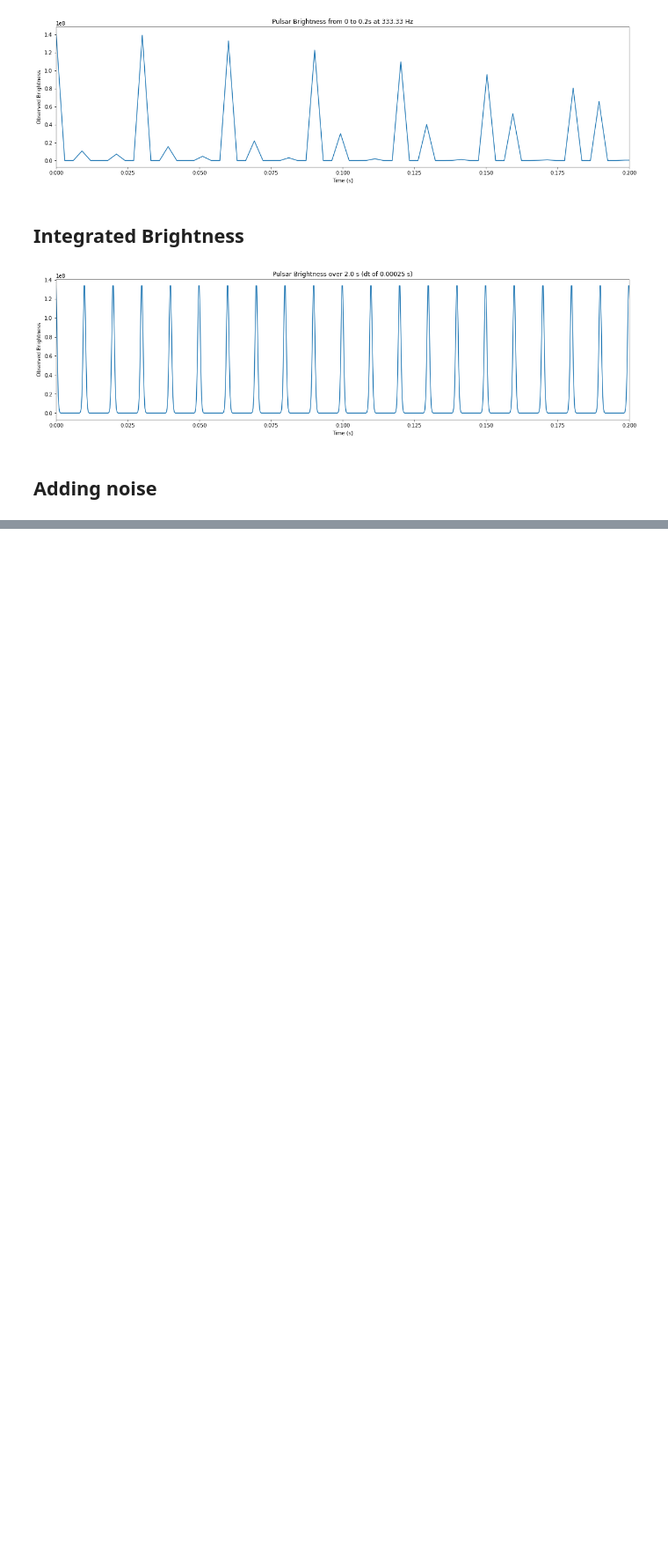
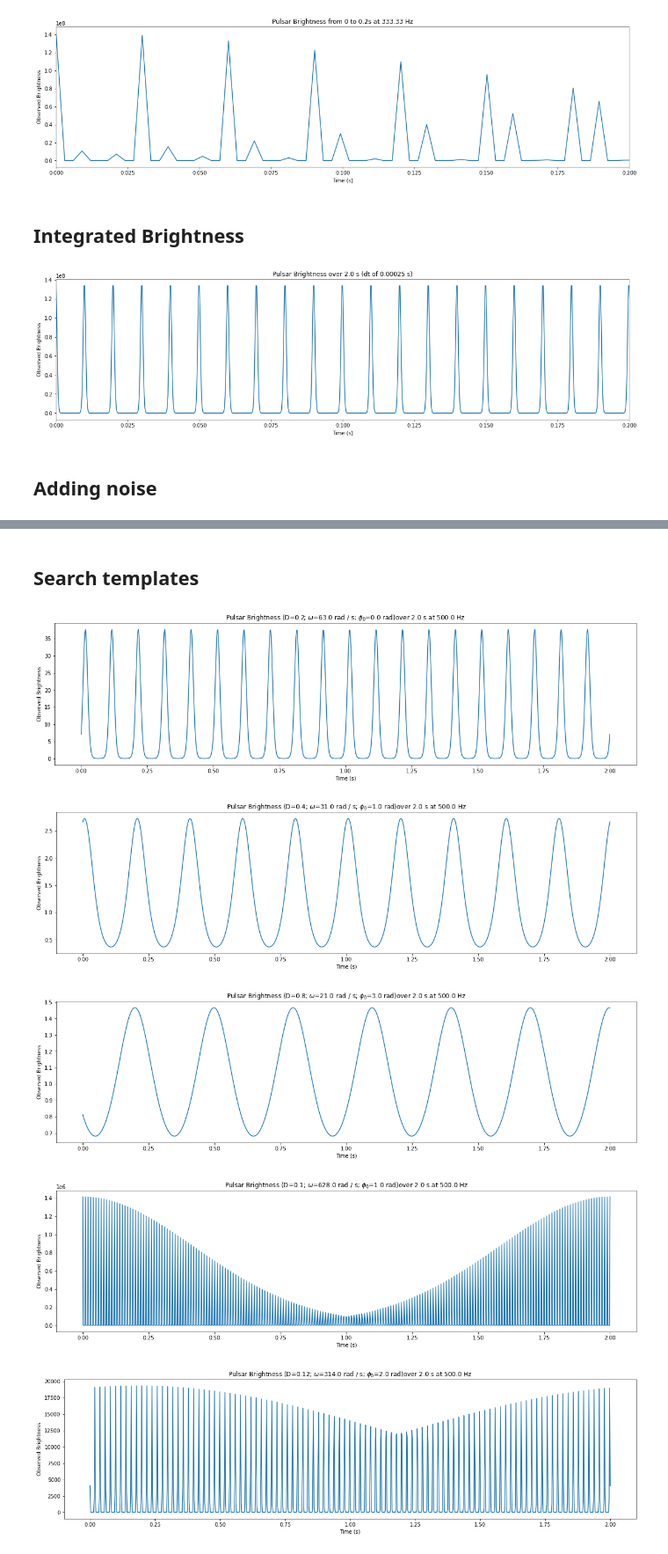
Before and after one commit to louisbranch/cta200_2022, a Jupyter notebook: project/project.ipynb, the cells around one changed output, grey strips where cells are left out. Shown at 88% size. Cells and saved outputs as stored; diff of their text form; code cells hidden in the pictures; blank space fills up the shorter version.

```diff
--- a/project/project.ipynb
+++ b/project/project.ipynb
@@ -177,0 +178,22 @@ plot_noisy_brightness(time, 1000, (0.9, 1.1))
+# %% [markdown]
+## Search templates
+# %%
+params = pulsar.search_parameters()
+num = int(time * rate)
+timeseries = np.linspace(0, time.value, num) * s
+templates = pulsar.search_templates(timeseries)
+for i, (D, omega, phi) in enumerate(params):
+    romega = omega.round()
+    rphi = phi.round()
+    plt.plot(timeseries, templates[i])
+    plt.xlabel('Time (s)')
+    plt.ylabel('Observed Brightness')
+    plt.title(fr'Pulsar Brightness (D={D}; $\omega$={romega}; $\phi_0$={rphi})'
+    f' over {time} at {rate}')
+    plt.show()
+# %% [output]
+[figure, added]
+[figure, added]
+[figure, added]
+[figure, added]
+[figure, added]
```
Also changed, not shown: parts of 3 cells of this notebook.
